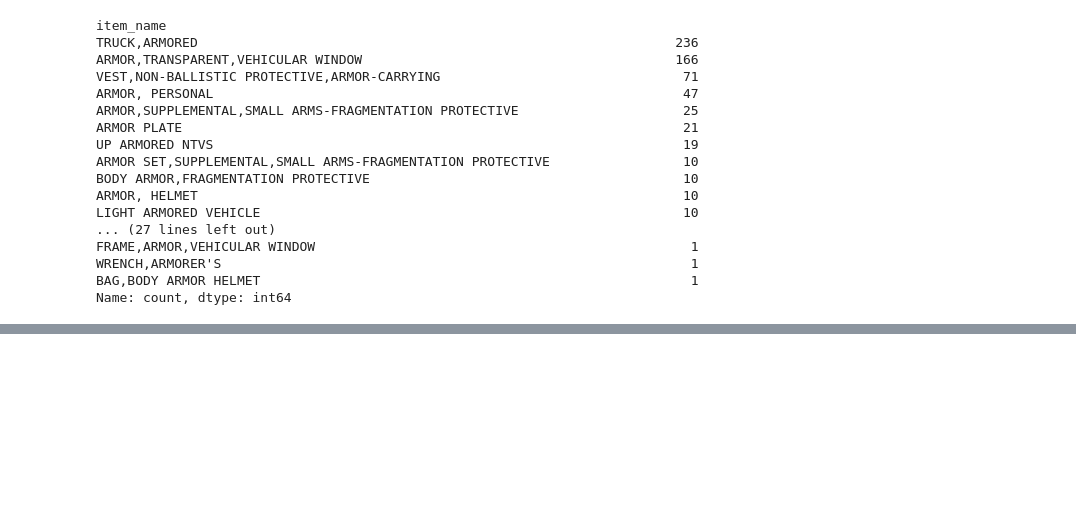
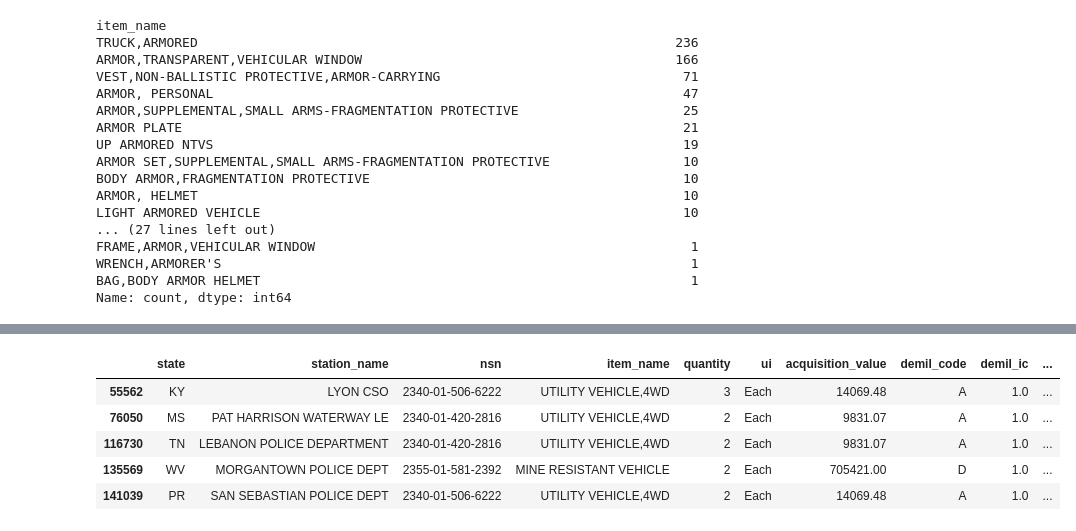
Before and after one commit to cat-mang/Mil_to_LawEnforcement, a Jupyter notebook: notebook.ipynb, the cells around one changed output, grey strips where cells are left out. Cells and saved outputs as stored; diff of their text form; code cells hidden in the pictures; blank space fills up the shorter version.

```diff
--- a/notebook.ipynb
+++ b/notebook.ipynb
@@ -128,0 +215,10 @@ mult_df.head()
+# %%
+quant_bool = example_df[example_df['quantity']>1]
+quant_bool.head()
+# %% [output]
+|  | state | station_name | nsn | item_name | quantity | ui | acquisition_value | demil_code | demil_ic | ... |
+| 55562 | KY | LYON CSO | 2340-01-506-6222 | UTILITY VEHICLE,4WD | 3 | Each | 14069.48 | A | 1.0 | ... |
+| 76050 | MS | PAT HARRISON WATERWAY LE | 2340-01-420-2816 | UTILITY VEHICLE,4WD | 2 | Each | 9831.07 | A | 1.0 | ... |
+| 116730 | TN | LEBANON POLICE DEPARTMENT | 2340-01-420-2816 | UTILITY VEHICLE,4WD | 2 | Each | 9831.07 | A | 1.0 | ... |
+| 135569 | WV | MORGANTOWN POLICE DEPT | 2355-01-581-2392 | MINE RESISTANT VEHICLE | 2 | Each | 705421.00 | D | 1.0 | ... |
+| 141039 | PR | SAN SEBASTIAN POLICE DEPT | 2340-01-506-6222 | UTILITY VEHICLE,4WD | 2 | Each | 14069.48 | A | 1.0 | ... |
```
Also changed, not shown: parts of 10 cells of this notebook.
